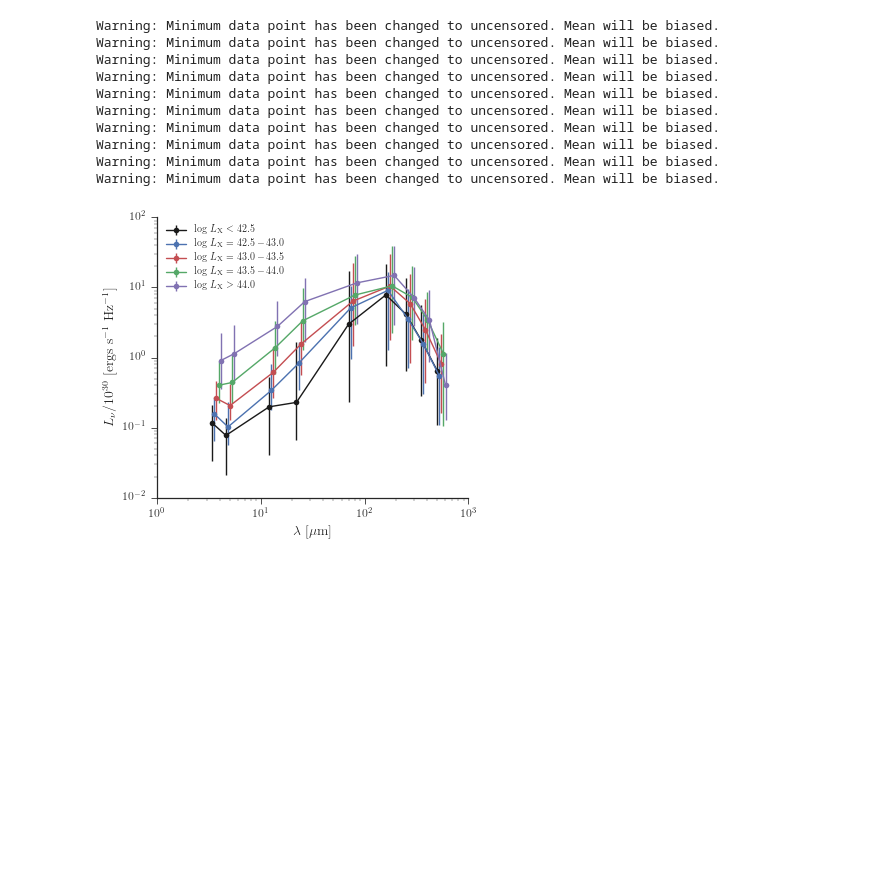
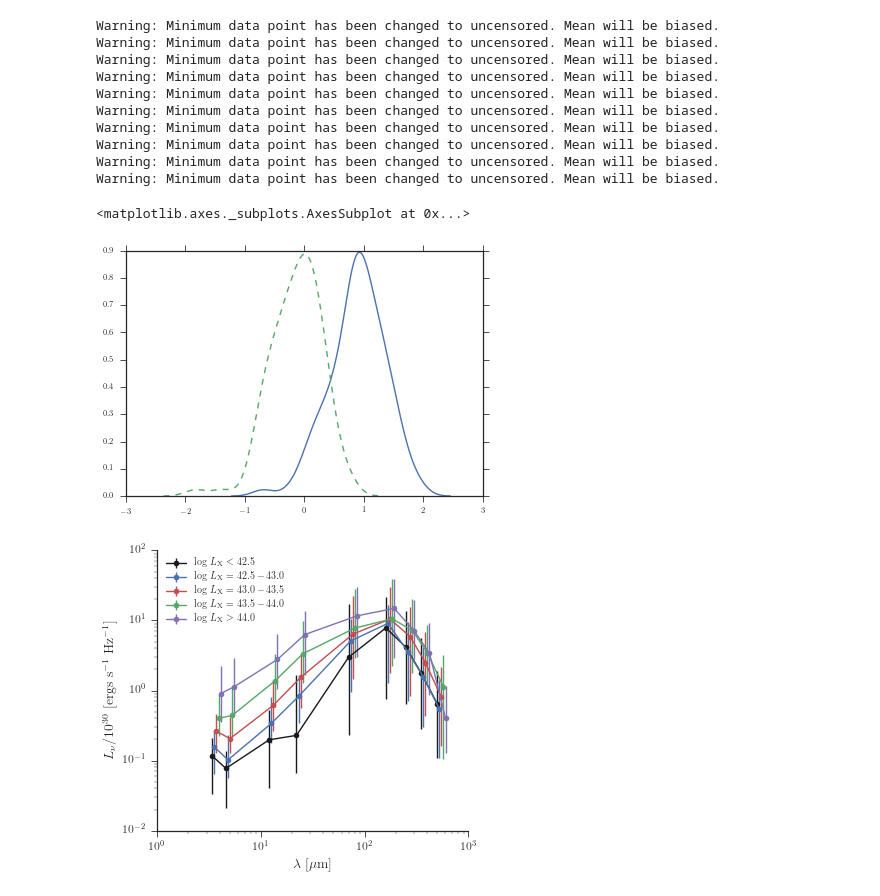
Before and after one commit to ttshimiz/bat-agn-sed-fitting-paper, a Jupyter notebook: ipython_notebooks/avg-sed-binned-lx-nuLnu.ipynb, the cells around one changed output. Cells and saved outputs as stored; diff of their text form; code cells hidden in the pictures; blank space fills up the shorter version.

```diff
--- a/ipython_notebooks/avg-sed-binned-lx-nuLnu.ipynb
+++ b/ipython_notebooks/avg-sed-binned-lx-nuLnu.ipynb
@@ -136,6 +136,15 @@ Warning: Minimum data point has been changed to uncensored. Mean will be biased.
 Warning: Minimum data point has been changed to uncensored. Mean will be biased.
 Warning: Minimum data point has been changed to uncensored. Mean will be biased.
 Warning: Minimum data point has been changed to uncensored. Mean will be biased.
+# %%
+f = sed.loc[bin_4, 'LPSW'].values
+ferr = sed.loc[bin_4, 'LPSW_err'].values
+ul = f == 0
+sn.kdeplot(np.log10(f[~ul]))
+sn.kdeplot(np.log10(ferr[~ul]), ls='dashed')
+# %% [output]
+<matplotlib.axes._subplots.AxesSubplot at 0x...>
+[figure, added]
 # %%
 ll = np.array([3.4, 4.6, 12., 22., 70., 160., 250, 350., 500.])
 hrs_avg = np.array([0.054622, 0.046096, 1.547204, 2.061236, 1.107824, 0.510250, 0.198203])
```
Also changed, not shown: 2 other files.
